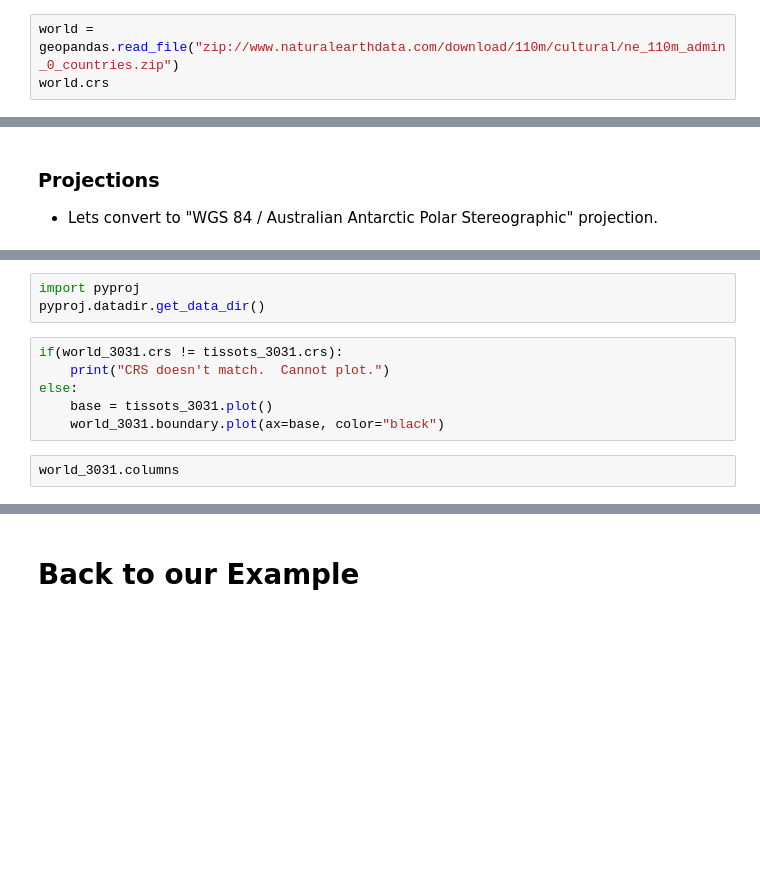
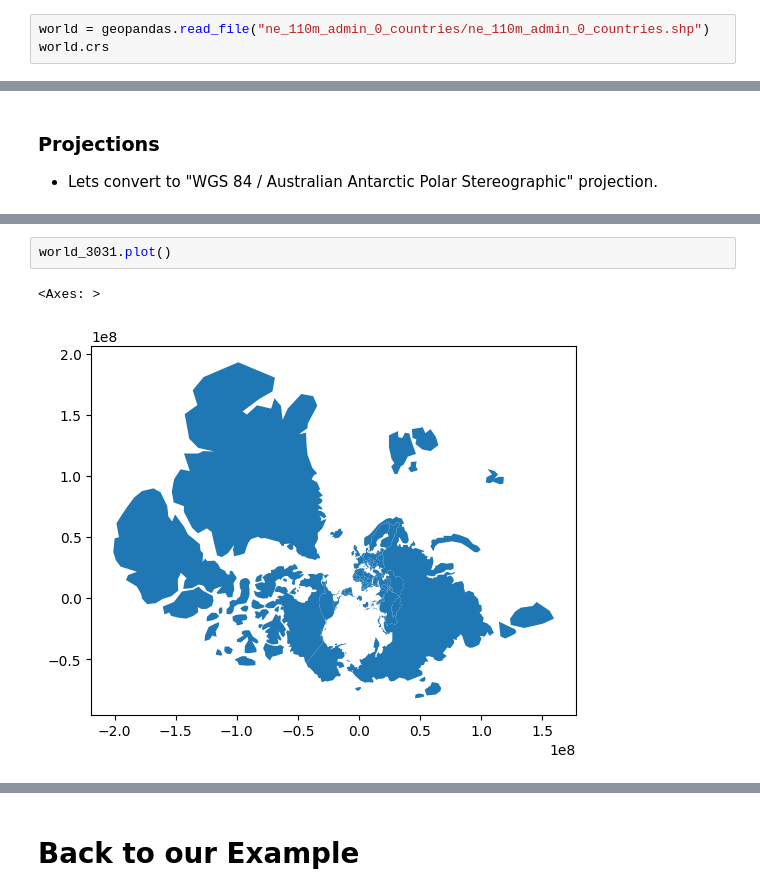
Before and after one commit to milechin/tut_geopandas, a Jupyter notebook: Intro to GIS - GeoPandas.ipynb, the cells around one changed output, grey strips where cells are left out. Cells and saved outputs as stored; diff of their text form; blank space fills up the shorter version.

```diff
--- a/Intro to GIS - GeoPandas.ipynb
+++ b/Intro to GIS - GeoPandas.ipynb
@@ -382,6 +371,6 @@ You can find library of EPSG codes at: https://spatialreference.org/
 # %% [markdown]
 ### Let's Play Around with CRS
 # %%
-world = geopandas.read_file("zip://www.naturalearthdata.com/download/110m/cultural/ne_110m_admin_0_countries.zip")
+world = geopandas.read_file("ne_110m_admin_0_countries/ne_110m_admin_0_countries.shp")
 world.crs
 # %% [output]
@@ -413,12 +425,6 @@ world_3031.crs
 # %%
-import pyproj
-pyproj.datadir.get_data_dir()
+world_3031.plot()
+# %% [output]
+<Axes: >
+[figure, added]
-# %%
-if(world_3031.crs != tissots_3031.crs):
-    print("CRS doesn't match.  Cannot plot.")
-else:
-    base = tissots_3031.plot()
-    world_3031.boundary.plot(ax=base, color="black")
-# %%
-world_3031.columns
 # %%
```
Also changed, not shown: parts of 60 cells of this notebook.
